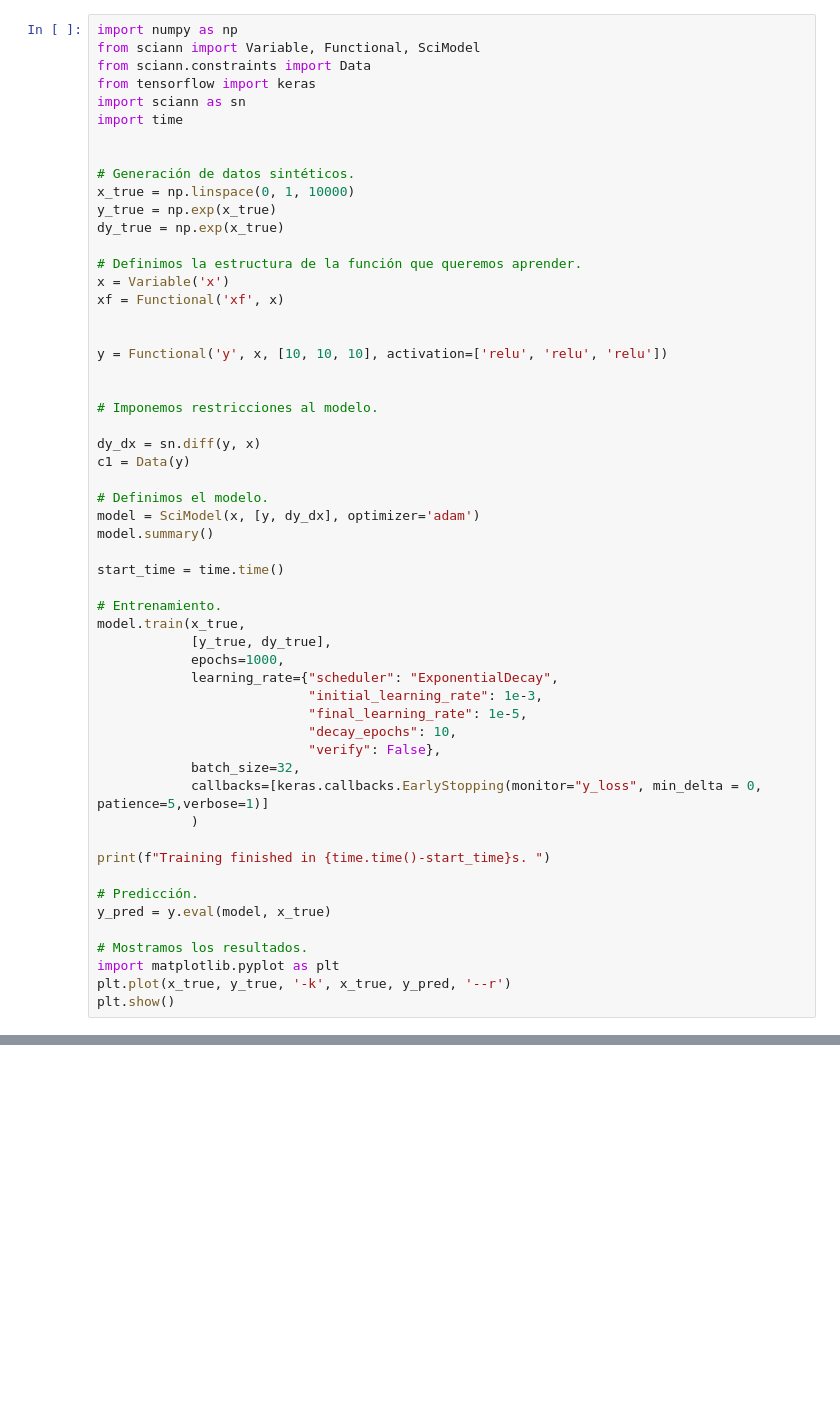
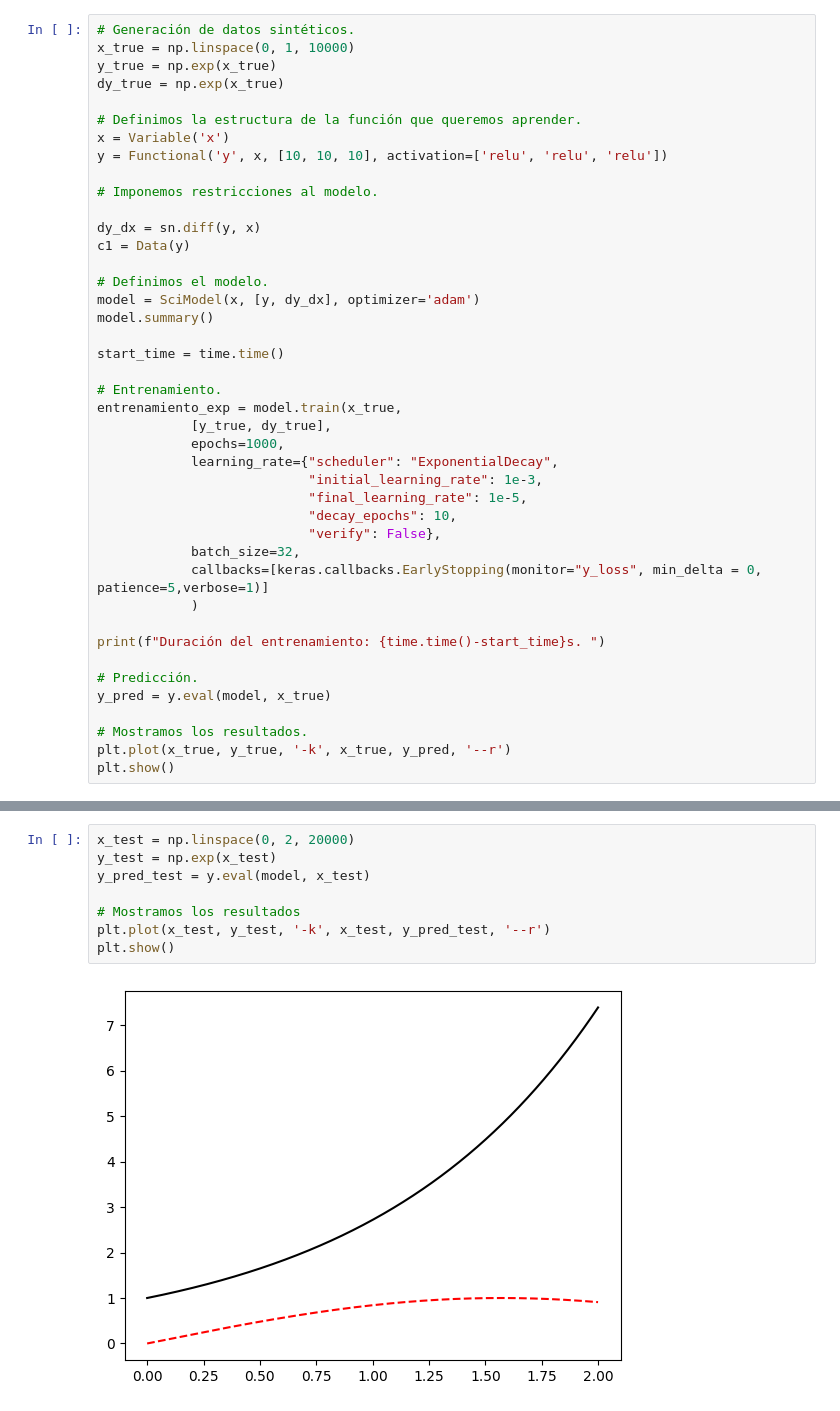
Before and after one commit to vaatiper/TFG, a Jupyter notebook: Experimentos/experimento-1.ipynb, the cells around one changed output, grey strips where cells are left out. Cells and saved outputs as stored; diff of their text form; blank space fills up the shorter version.

```diff
--- a/Experimentos/experimento-1.ipynb
+++ b/Experimentos/experimento-1.ipynb
@@ -103,12 +128,4 @@ Training finished in 323.6403181552887s.
 # %%
-import numpy as np
-from sciann import Variable, Functional, SciModel
-from sciann.constraints import Data
-from tensorflow import keras
-import sciann as sn
-import time
-
-
 # Generación de datos sintéticos.
 x_true = np.linspace(0, 1, 10000)
 y_true = np.exp(x_true)
@@ -116,11 +133,7 @@ dy_true = np.exp(x_true)
 
 # Definimos la estructura de la función que queremos aprender.
 x = Variable('x')
-xf = Functional('xf', x)
-
-
 y = Functional('y', x, [10, 10, 10], activation=['relu', 'relu', 'relu'])
-
 
 # Imponemos restricciones al modelo.
 
@@ -134,7 +147,7 @@ model.summary()
 start_time = time.time()
 
 # Entrenamiento.
-model.train(x_true,
+entrenamiento_exp = model.train(x_true,
             [y_true, dy_true],
             epochs=1000,
             learning_rate={"scheduler": "ExponentialDecay",
@@ -146,13 +159,12 @@ model.train(x_true,
             callbacks=[keras.callbacks.EarlyStopping(monitor="y_loss", min_delta = 0, patience=5,verbose=1)]
             )
 
-print(f"Training finished in {time.time()-start_time}s. ")
+print(f"Duración del entrenamiento: {time.time()-start_time}s. ")
 
 # Predicción.
 y_pred = y.eval(model, x_true)
 
 # Mostramos los resultados.
-import matplotlib.pyplot as plt
 plt.plot(x_true, y_true, '-k', x_true, y_pred, '--r')
 plt.show()
 # %% [output]
@@ -176 +188,11 @@ Training finished in 181.3748004436493s.
 [figure]
+# %%
+x_test = np.linspace(0, 2, 20000)
+y_test = np.exp(x_test)
+y_pred_test = y.eval(model, x_test)
+
+# Mostramos los resultados
+plt.plot(x_test, y_test, '-k', x_test, y_pred_test, '--r')
+plt.show()
+# %% [output]
+[figure, added]
```
Also changed, not shown: parts of 25 cells of this notebook, 3 other files.
